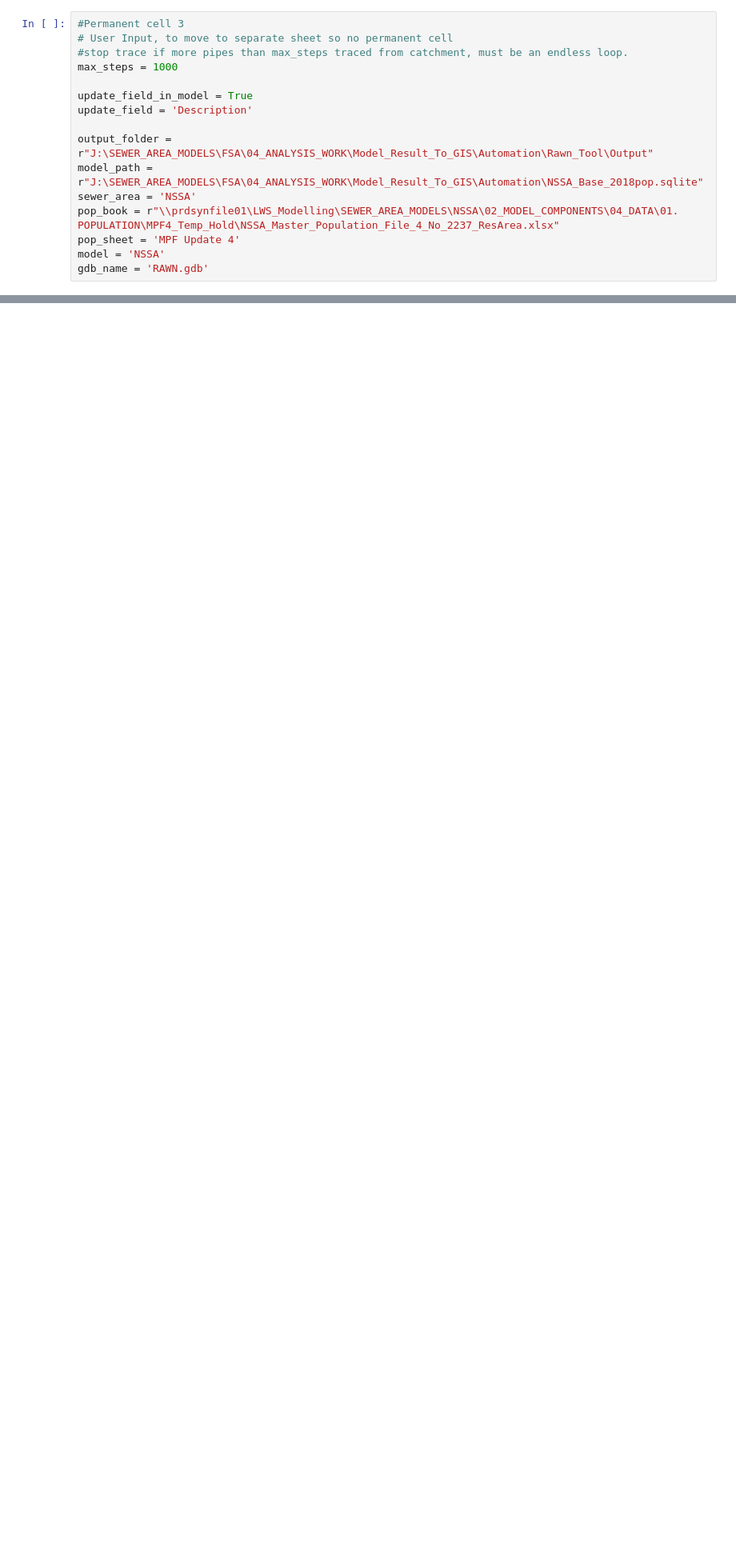
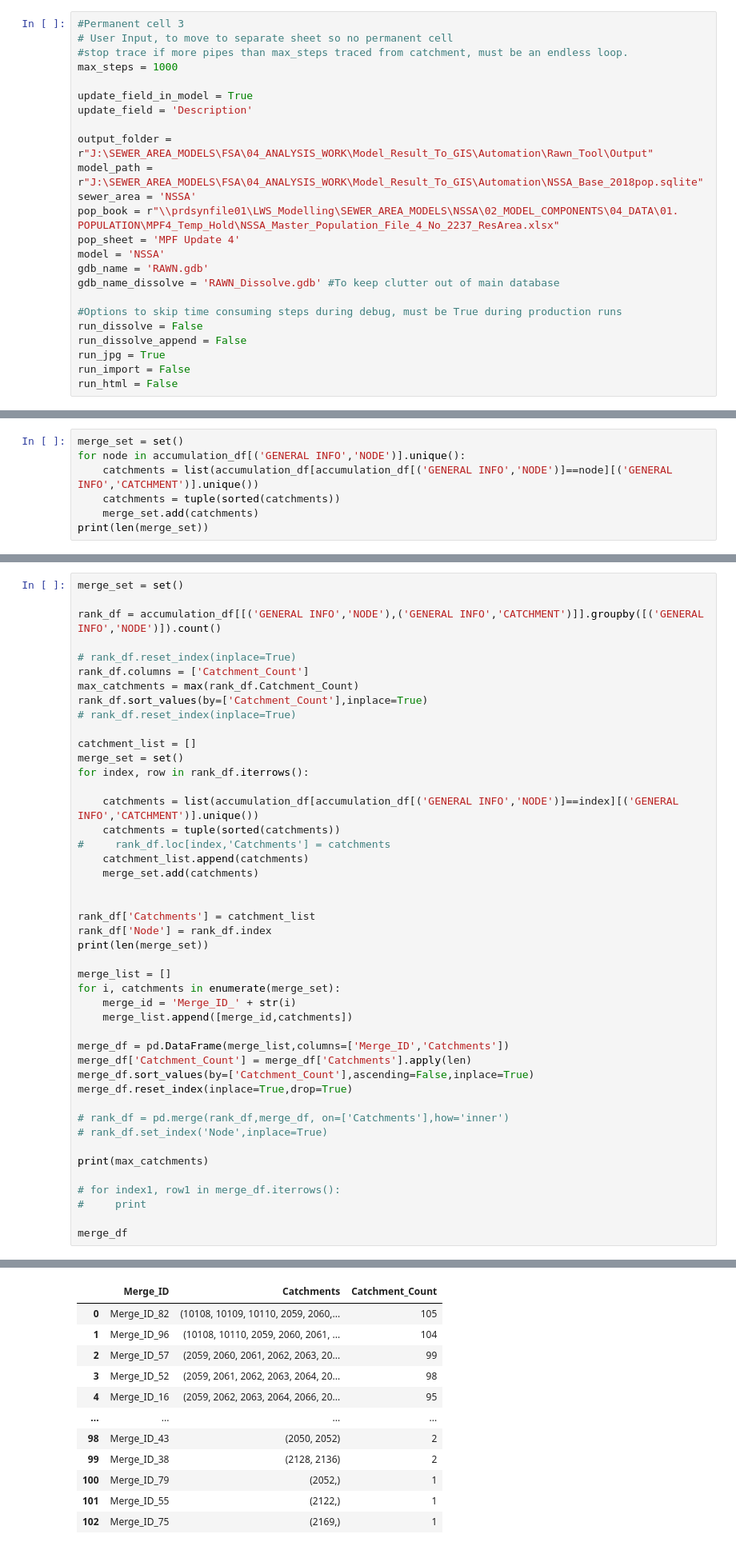
Before and after one commit to henriklocke/Mike2GIS, a Jupyter notebook: RAWN_Tool.ipynb, the cells around one changed output, grey strips where cells are left out. Shown at 80% size. Cells and saved outputs as stored; diff of their text form; blank space fills up the shorter version.

```diff
--- a/RAWN_Tool.ipynb
+++ b/RAWN_Tool.ipynb
@@ -41,6 +41,14 @@ pop_book = r"\\prdsynfile01\LWS_Modelling\SEWER_AREA_MODELS\NSSA\02_MODEL_COMPON
 pop_sheet = 'MPF Update 4'
 model = 'NSSA'
 gdb_name = 'RAWN.gdb'
+gdb_name_dissolve = 'RAWN_Dissolve.gdb' #To keep clutter out of main database
+
+#Options to skip time consuming steps during debug, must be True during production runs
+run_dissolve = False
+run_dissolve_append = False
+run_jpg = True
+run_import = False
+run_html = False
 # %%
 #Permanent cell 4
 #Set up column names
@@ -586,0 +632,7 @@ jpg_folder
+# %%
+merge_set = set()
+for node in accumulation_df[('GENERAL INFO','NODE')].unique():
+    catchments = list(accumulation_df[accumulation_df[('GENERAL INFO','NODE')]==node][('GENERAL INFO','CATCHMENT')].unique())
+    catchments = tuple(sorted(catchments))
+    merge_set.add(catchments)
+print(len(merge_set))
@@ -586,0 +708,46 @@ jpg_folder
+# %%
+merge_set = set()
+
+rank_df = accumulation_df[[('GENERAL INFO','NODE'),('GENERAL INFO','CATCHMENT')]].groupby([('GENERAL INFO','NODE')]).count()
+
+# rank_df.reset_index(inplace=True)
+rank_df.columns = ['Catchment_Count']
+max_catchments = max(rank_df.Catchment_Count)
+rank_df.sort_values(by=['Catchment_Count'],inplace=True)
+# rank_df.reset_index(inplace=True)
+
+catchment_list = []
+merge_set = set()
+for index, row in rank_df.iterrows():
+
+    catchments = list(accumulation_df[accumulation_df[('GENERAL INFO','NODE')]==index][('GENERAL INFO','CATCHMENT')].unique())
+    catchments = tuple(sorted(catchments))
+#     rank_df.loc[index,'Catchments'] = catchments
+    catchment_list.append(catchments)
+    merge_set.add(catchments)
+
+
+rank_df['Catchments'] = catchment_list
+rank_df['Node'] = rank_df.index
+print(len(merge_set))
+
+merge_list = []
+for i, catchments in enumerate(merge_set):
+    merge_id = 'Merge_ID_' + str(i)
+    merge_list.append([merge_id,catchments])
+
+merge_df = pd.DataFrame(merge_list,columns=['Merge_ID','Catchments'])
+merge_df['Catchment_Count'] = merge_df['Catchments'].apply(len)
+merge_df.sort_values(by=['Catchment_Count'],ascending=False,inplace=True)
+merge_df.reset_index(inplace=True,drop=True)
+
+# rank_df = pd.merge(rank_df,merge_df, on=['Catchments'],how='inner')
+# rank_df.set_index('Node',inplace=True)
+
+print(max_catchments)
+
+# for index1, row1 in merge_df.iterrows():
+#     print
+
+merge_df
+# %% [output]
@@ -586,0 +756,12 @@ jpg_folder
+|  | Merge_ID | Catchments | Catchment_Count |
+| 0 | Merge_ID_82 | (10108, 10109, 10110, 2059, 2060,... | 105 |
+| 1 | Merge_ID_96 | (10108, 10110, 2059, 2060, 2061, ... | 104 |
+| 2 | Merge_ID_57 | (2059, 2060, 2061, 2062, 2063, 20... | 99 |
+| 3 | Merge_ID_52 | (2059, 2061, 2062, 2063, 2064, 20... | 98 |
+| 4 | Merge_ID_16 | (2059, 2062, 2063, 2064, 2066, 20... | 95 |
+| ... | ... | ... | ... |
+| 98 | Merge_ID_43 | (2050, 2052) | 2 |
+| 99 | Merge_ID_38 | (2128, 2136) | 2 |
+| 100 | Merge_ID_79 | (2052,) | 1 |
+| 101 | Merge_ID_55 | (2122,) | 1 |
+| 102 | Merge_ID_75 | (2169,) | 1 |
```
Also changed, not shown: parts of 34 cells of this notebook.
